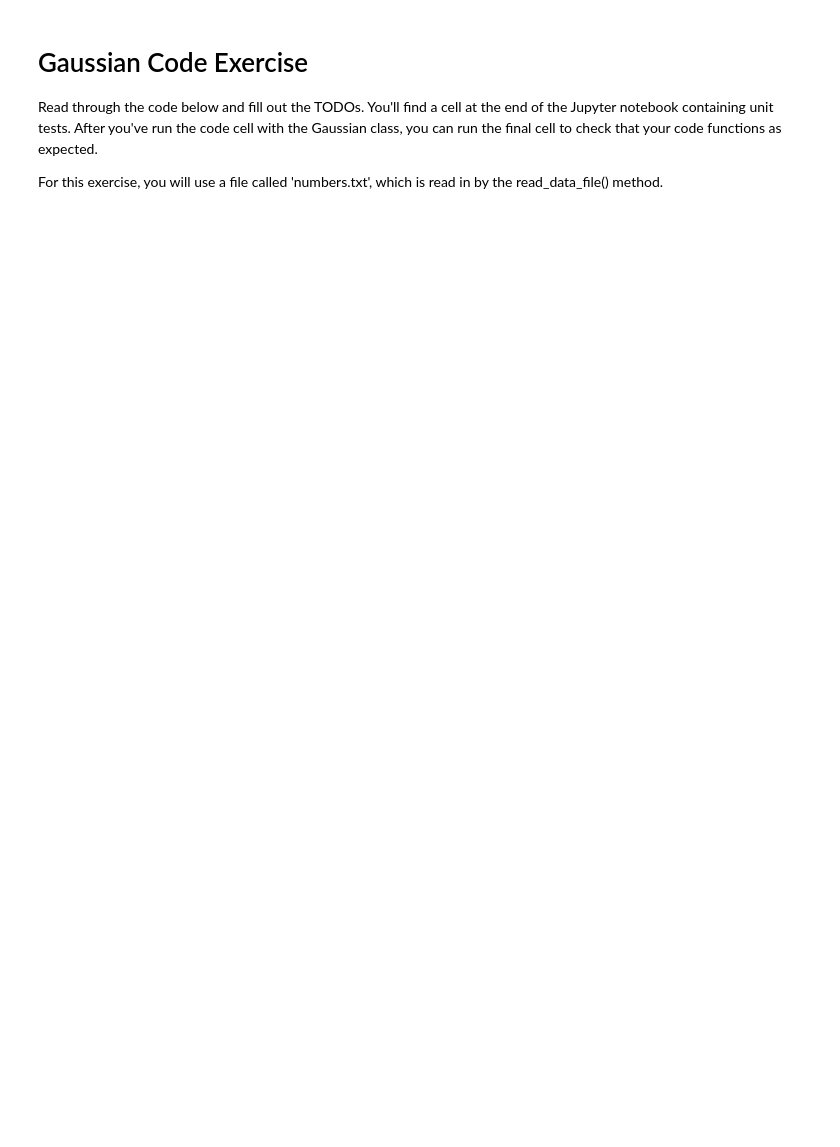
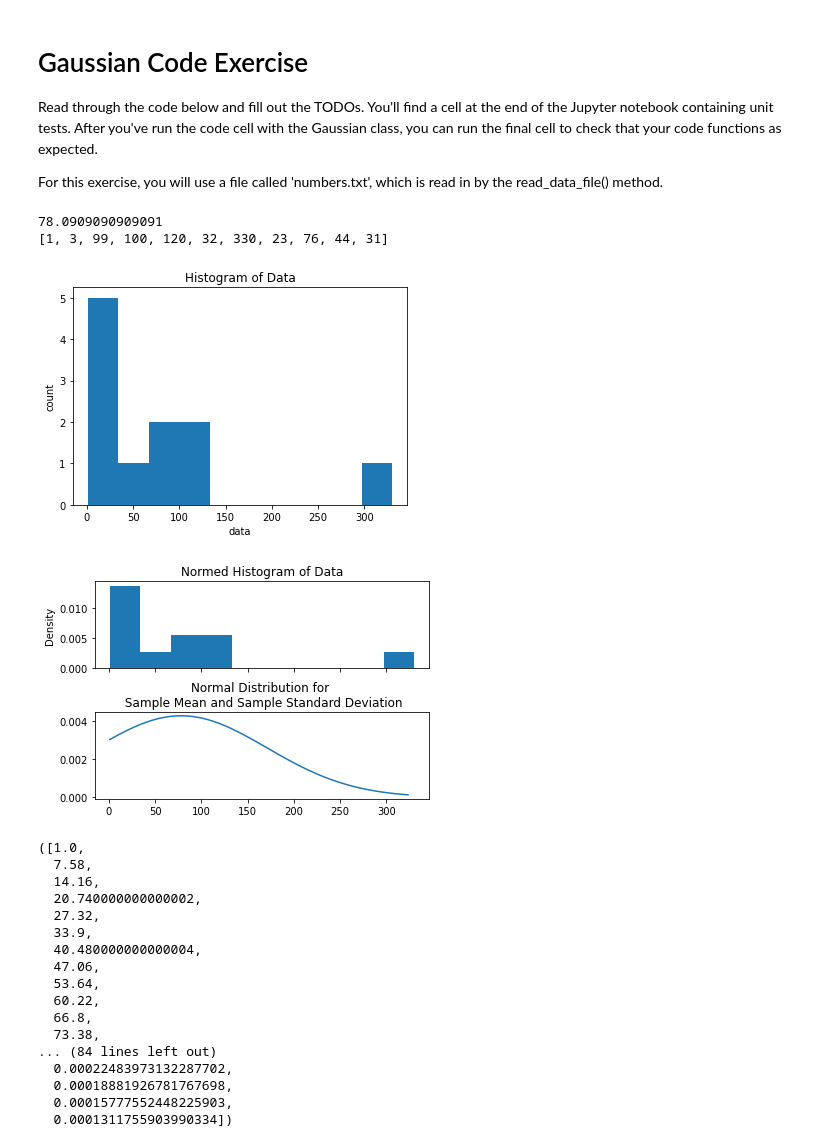
Before and after one commit to GabrielGrld/OOP_with_python, a Jupyter notebook: gaussian-code-exercise/gaussian-code-exercise.ipynb, the cells around one changed output. Cells and saved outputs as stored; diff of their text form; code cells hidden in the pictures; blank space fills up the shorter version.

Commit message:
update file gaussian exercise with answer

```diff
--- a/gaussian-code-exercise/gaussian-code-exercise.ipynb
+++ b/gaussian-code-exercise/gaussian-code-exercise.ipynb
@@ -41,7 +41,13 @@ class Gaussian():
         #TODO: Calculate the mean of the data set. Remember that the data set is stored in self.data
         # Change the value of the mean attribute to be the mean of the data set
         # Return the mean of the data set
-        pass
+        data_sum = 0
+        mean_dataset=0
+        for value in self.data:
+            data_sum += value
+        mean_dataset = float(data_sum/len(self.data))
+        self.mean = mean_dataset
+        return self.mean
 
 
 
@@ -66,8 +72,19 @@ class Gaussian():
         #   Keep the value of sample in mind for calculating the standard deviation
         #
         #   Make sure to update self.stdev and return the standard deviation as well
+        if sample:
+            n = len(self.data)-1
+        else:
+            n = len(self.data)
 
-        pass
+        gaussian_mean = self.mean
+        sigma = 0
+        for data in self.data:
+            sigma += (data-gaussian_mean)**2
+        sigma=(sigma/n)**(0.5)
+        self.stdev = sigma
+        return self.stdev
+
 
 
     def read_data_file(self, file_name, sample=True):
@@ -99,7 +116,9 @@ class Gaussian():
         #       You can use the calculate_mean() method with self.calculate_mean()
         #   Update self.stdev with the standard deviation of the data_list. Use the
         #       calcaulte_stdev() method.
-
+        self.data = data_list
+        self.mean = self.calculate_mean()
+        self.stdev = self.calculate_stdev(sample)
 
     def plot_histogram(self):
         """Method to output a histogram of the instance variable data using
@@ -114,7 +133,10 @@ class Gaussian():
 
         # TODO: Plot a histogram of the data_list using the matplotlib package.
         #       Be sure to label the x and y axes and also give the chart a title
-
+        plt.hist(self.data)
+        plt.title('Histogram of Data')
+        plt.xlabel('data')
+        plt.ylabel('count')
 
 
     def pdf(self, x):
@@ -130,7 +152,7 @@ class Gaussian():
 
         # TODO: Calculate the probability density function of the Gaussian distribution
         #       at the value x. You'll need to use self.stdev and self.mean to do the calculation
-        pass
+        return (1.0 / (self.stdev * math.sqrt(2*math.pi))) * math.exp(-0.5*((x - self.mean) / self.stdev) ** 2)
 
     def plot_histogram_pdf(self, n_spaces = 50):
 
@@ -179,6 +201,35 @@ class Gaussian():
         plt.show()
 
         return x, y
+# %%
+gaussian_1= Gaussian(0.5, 1)
+gaussian_1.read_data_file('numbers.txt')
+print(gaussian_1.mean)
+print(gaussian_1.data)
+gaussian_1.plot_histogram()
+gaussian_1.plot_histogram_pdf()
+# %% [output]
+78.0909090909091
+[1, 3, 99, 100, 120, 32, 330, 23, 76, 44, 31]
+[figure, added]
+[figure, added]
+([1.0,
+  7.58,
+  14.16,
+  20.740000000000002,
+  27.32,
+  33.9,
+  40.480000000000004,
+  47.06,
+  53.64,
+  60.22,
+  66.8,
+  73.38,
+... (84 lines left out)
+  0.00022483973132287702,
+  0.00018881926781767698,
+  0.00015777552448225903,
+  0.0001311755903990334])
 # %%
 # Unit tests to check your solution
 
```
Also changed, not shown: parts of 1 cell of this notebook.
